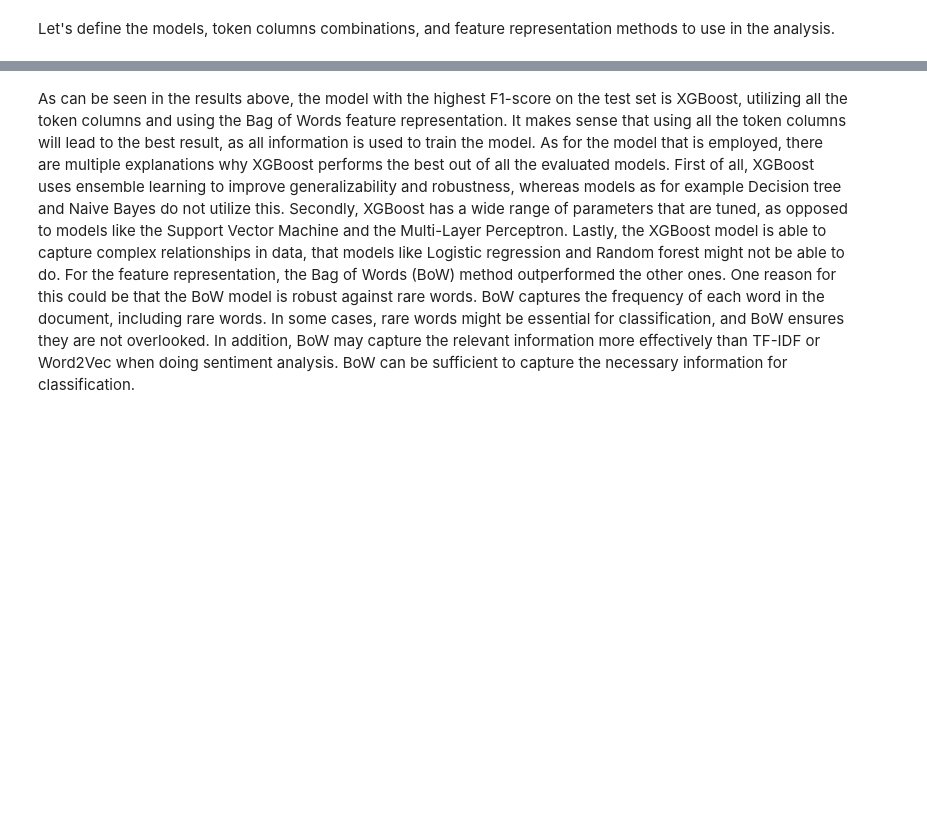
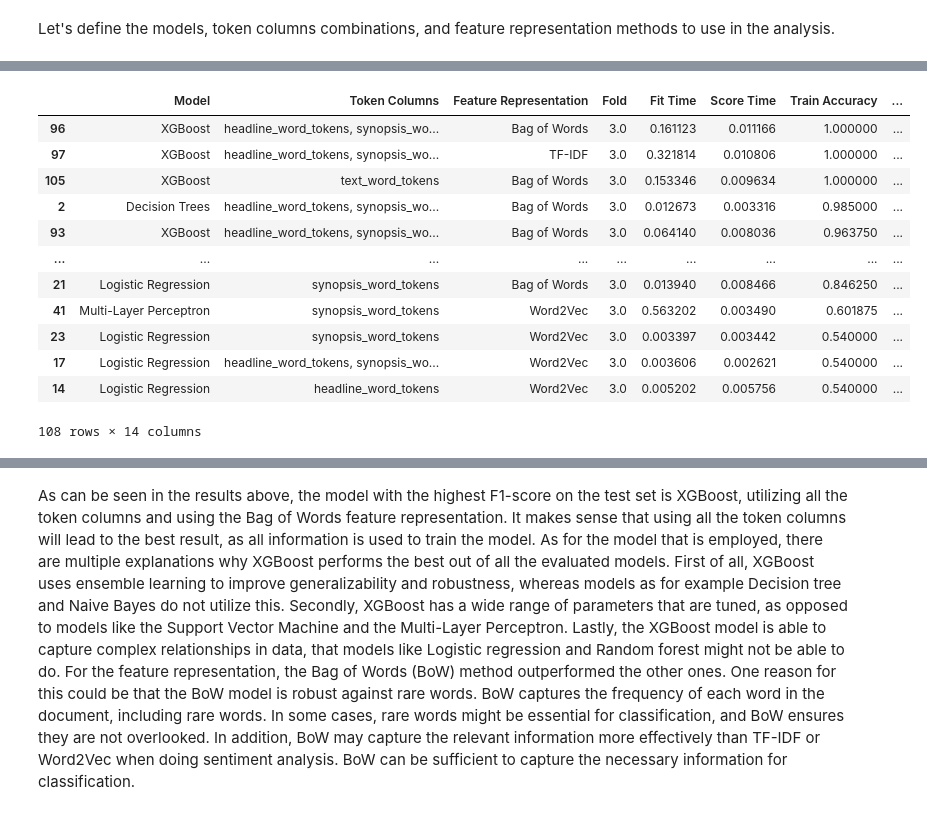
Before and after one commit to rnribeiro/NLP_FEUP, a Jupyter notebook: main.ipynb, the cells around one changed output, grey strips where cells are left out. Cells and saved outputs as stored; diff of their text form; code cells hidden in the pictures; blank space fills up the shorter version.

```diff
--- a/main.ipynb
+++ b/main.ipynb
@@ -453,3 +481,22 @@ results_df.to_csv('results/fin_news_sentiment_analysis_results_X_VAl.csv', index
+# %%
+# find the best model and feature representation method based on the average F1-score
+best_results = average_results.sort_values(by='Test F1-score', ascending=False)
+
+best_results
+# %% [output]
+|  | Model | Token Columns | Feature Representation | Fold | Fit Time | Score Time | Train Accuracy | ... |
+| 96 | XGBoost | headline_word_tokens, synopsis_wo... | Bag of Words | 3.0 | 0.161123 | 0.011166 | 1.000000 | ... |
+| 97 | XGBoost | headline_word_tokens, synopsis_wo... | TF-IDF | 3.0 | 0.321814 | 0.010806 | 1.000000 | ... |
+| 105 | XGBoost | text_word_tokens | Bag of Words | 3.0 | 0.153346 | 0.009634 | 1.000000 | ... |
+| 2 | Decision Trees | headline_word_tokens, synopsis_wo... | Bag of Words | 3.0 | 0.012673 | 0.003316 | 0.985000 | ... |
+| 93 | XGBoost | headline_word_tokens, synopsis_wo... | Bag of Words | 3.0 | 0.064140 | 0.008036 | 0.963750 | ... |
+| ... | ... | ... | ... | ... | ... | ... | ... | ... |
+| 21 | Logistic Regression | synopsis_word_tokens | Bag of Words | 3.0 | 0.013940 | 0.008466 | 0.846250 | ... |
+| 41 | Multi-Layer Perceptron | synopsis_word_tokens | Word2Vec | 3.0 | 0.563202 | 0.003490 | 0.601875 | ... |
+| 23 | Logistic Regression | synopsis_word_tokens | Word2Vec | 3.0 | 0.003397 | 0.003442 | 0.540000 | ... |
+| 17 | Logistic Regression | headline_word_tokens, synopsis_wo... | Word2Vec | 3.0 | 0.003606 | 0.002621 | 0.540000 | ... |
+| 14 | Logistic Regression | headline_word_tokens | Word2Vec | 3.0 | 0.005202 | 0.005756 | 0.540000 | ... |
+108 rows × 14 columns
 # %%
 # Load the data from the CSV file with utf-8 encoding
 results_csv = pd.read_csv('results/fin_news_sentiment_analysis_results.csv', encoding='utf-8')
```
Also changed, not shown: parts of 16 cells of this notebook, 1 other file.
